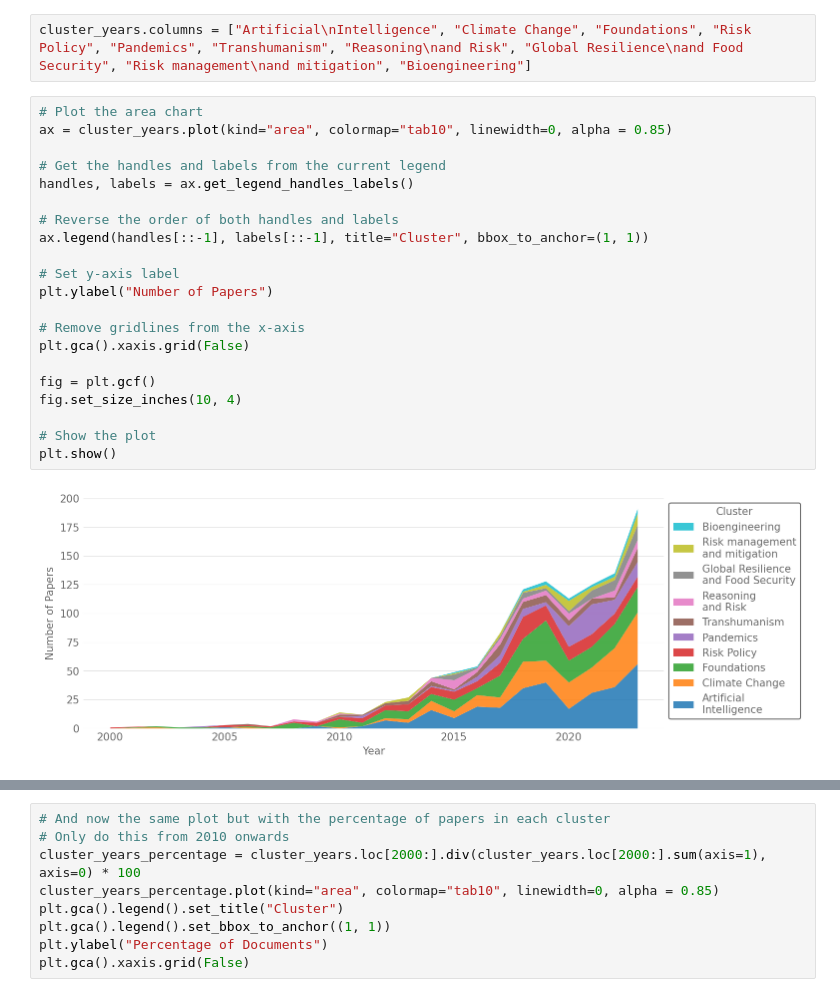
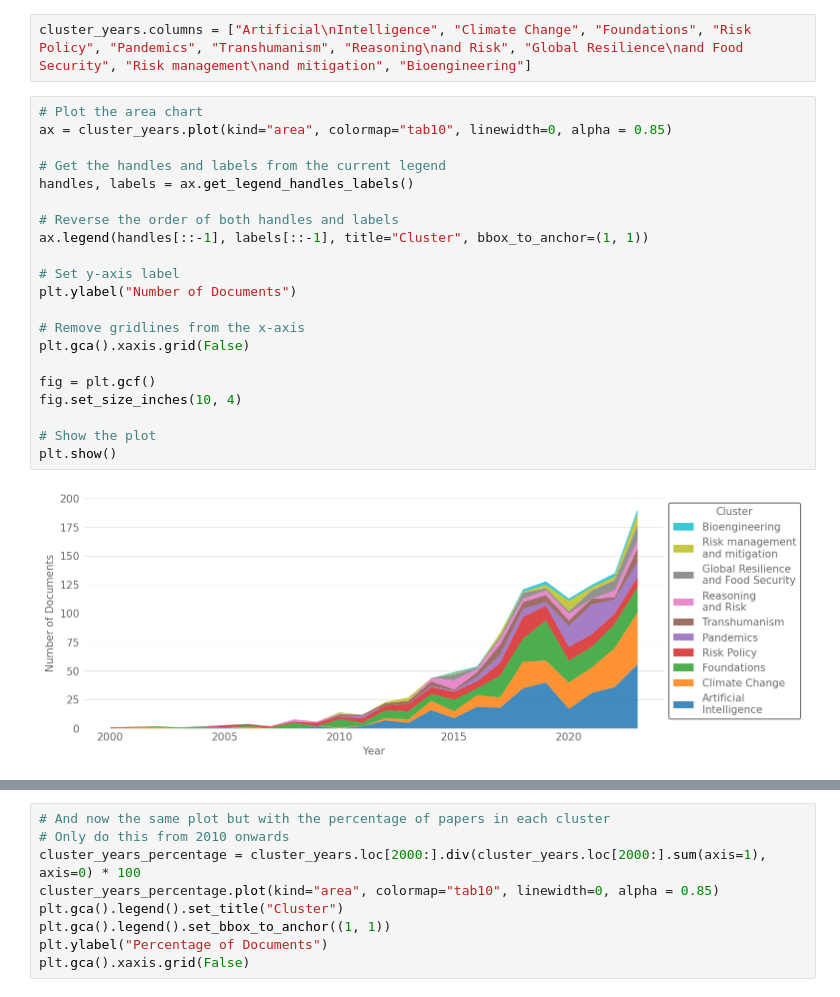
Before and after one commit to florianjehn/bibliometrics, a Jupyter notebook: scripts/overall_visualizations.ipynb, the cells around one changed output, grey strips where cells are left out. Drawn from its saved outputs; the diff is of its cells as text.

```diff
--- a/scripts/overall_visualizations.ipynb
+++ b/scripts/overall_visualizations.ipynb
@@ -57,23 +58,23 @@ cluster_years.columns = ["Artificial\nIntelligence", "Climate Change", "Foundati
 # %%
 # Plot the area chart
 ax = cluster_years.plot(kind="area", colormap="tab10", linewidth=0, alpha = 0.85)
 
 # Get the handles and labels from the current legend
 handles, labels = ax.get_legend_handles_labels()
 
 # Reverse the order of both handles and labels
 ax.legend(handles[::-1], labels[::-1], title="Cluster", bbox_to_anchor=(1, 1))
 
 # Set y-axis label
-plt.ylabel("Number of Papers")
+plt.ylabel("Number of Documents")
 
 # Remove gridlines from the x-axis
 plt.gca().xaxis.grid(False)
 
 fig = plt.gcf()
 fig.set_size_inches(10, 4)
 
 # Show the plot
 plt.show()
 # %% [output]
-[figure, old version]
+[figure, new version]
```
Also changed, not shown: parts of 5 cells of this notebook, 2 other files.
